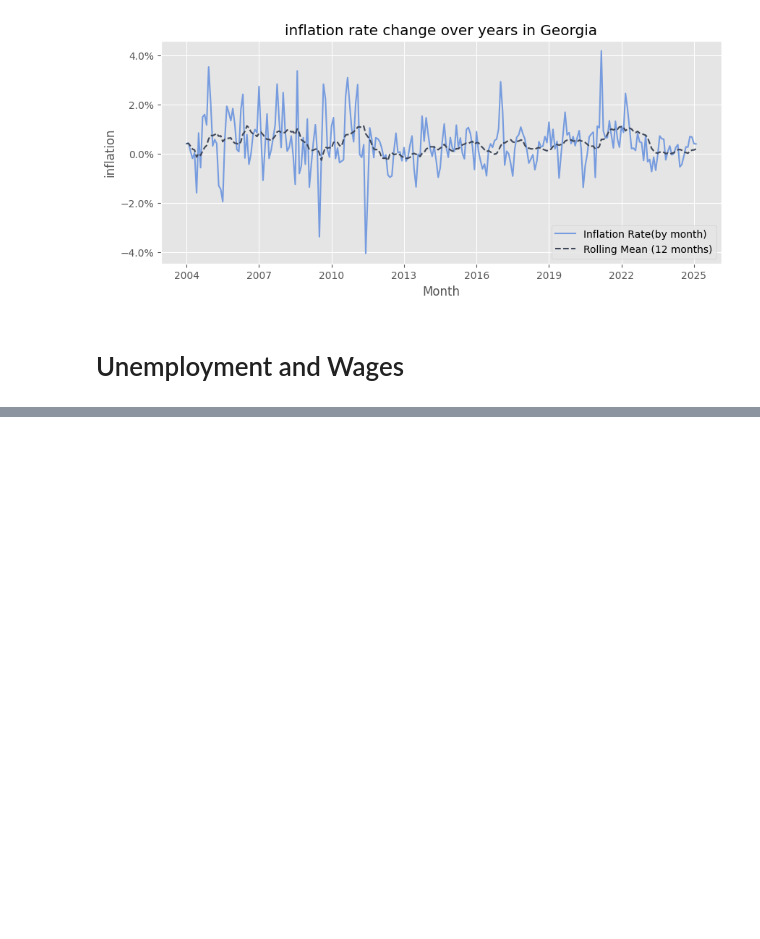
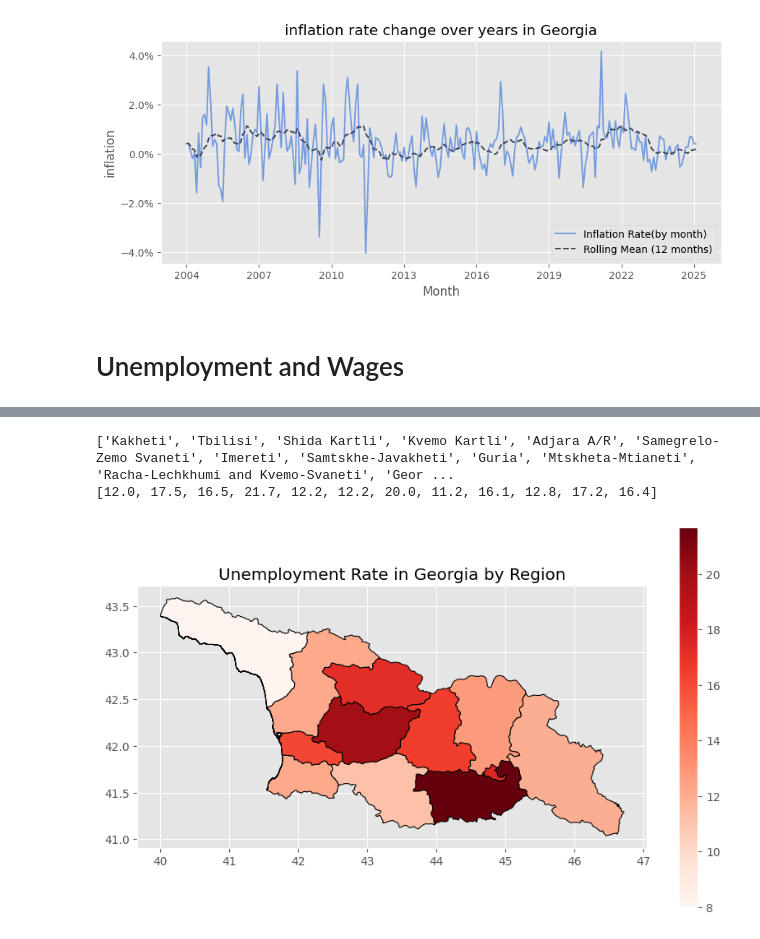
Before and after one commit to SabaGuledani/Economic-and-Financial-Analysis-of-Georgia, a Jupyter notebook: GDP.ipynb, the cells around one changed output, grey strips where cells are left out. Drawn from its saved outputs; the diff is of its cells as text; code cells hidden in the pictures; blank space fills up the shorter version.

Commit message:
added unemployment heatmap and interactive map

```diff
--- a/GDP.ipynb
+++ b/GDP.ipynb
@@ -338,0 +344,43 @@ ModuleNotFoundError: No module named 'geopandas'
+# %%
+df_employment_region_2023 = pd.read_csv('2023_employment_regions.csv')
+df_employment_region_2023.rename(columns={df_employment_region_2023.columns[0]:"type"},inplace=True)
+unemployment_row = df_employment_region_2023.loc[df_employment_region_2023['type'].isin(["Unemployment rate, percentage"])]
+# %%
+cols = list(unemployment_row.columns)[1:]
+print(cols)
+unemployment_values = list(unemployment_row.values[0])[1:]
+print(unemployment_values)
+# %% [output]
+['Kakheti', 'Tbilisi', 'Shida Kartli', 'Kvemo Kartli', 'Adjara A/R', 'Samegrelo-Zemo Svaneti', 'Imereti', 'Samtskhe-Javakheti', 'Guria', 'Mtskheta-Mtianeti', 'Racha-Lechkhumi and Kvemo-Svaneti', 'Geor ...
+[12.0, 17.5, 16.5, 21.7, 12.2, 12.2, 20.0, 11.2, 16.1, 12.8, 17.2, 16.4]
+# %%
+df_unemp = pd.DataFrame({"region":cols, "rates":unemployment_values})
+df_unemp = df_unemp[:-1]
+df_unemp.loc[df_unemp['region'] == 'Adjara A/R', 'region'] = 'Ajaria'
+df_unemp.loc[df_unemp['region'] == 'Racha-Lechkhumi and Kvemo-Svaneti', 'region'] = 'Racha-Lechkhumi-Kvemo Svaneti'
+vmin = df_unemp["rates"].min(skipna=True)
+vmax = df_unemp["rates"].max(skipna=True)
+
+missing_data = pd.DataFrame({
+    "region": ["Abkhazia"],  # List of missing regions
+    "rates": [0.0]  # Default or estimated value
+})
+df_unemp = pd.concat([df_unemp,missing_data])
+df_unemp_renamed = df_unemp.rename(columns={'region':'NAME_1'})
+# %%
+merged_data = gdf.merge(df_unemp_renamed, on="NAME_1")
+# %%
+# Plot the heatmap
+fig, ax = plt.subplots(1, 1, figsize=(10, 6))
+merged_data.plot(column="rates",
+                  cmap="Reds",
+                  linewidth=0.8,
+                  edgecolor="black",
+                  legend=True,
+                  ax=ax,
+                  vmin=8,
+                  vmax=vmax )
+ax.set_title("Unemployment Rate in Georgia by Region")
+plt.show()
+# %% [output]
+[figure, added]
```
Also changed, not shown: parts of 4 cells of this notebook, 4 other files.
